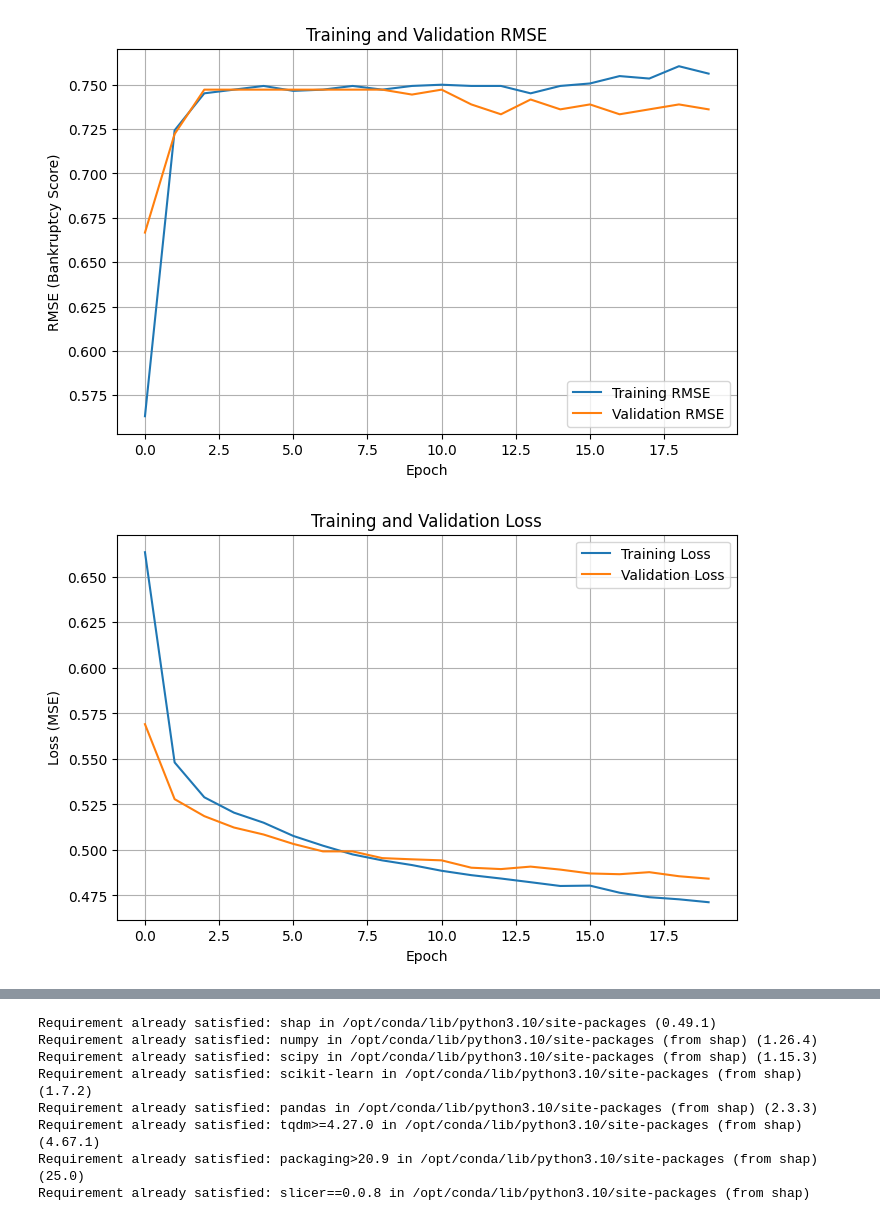
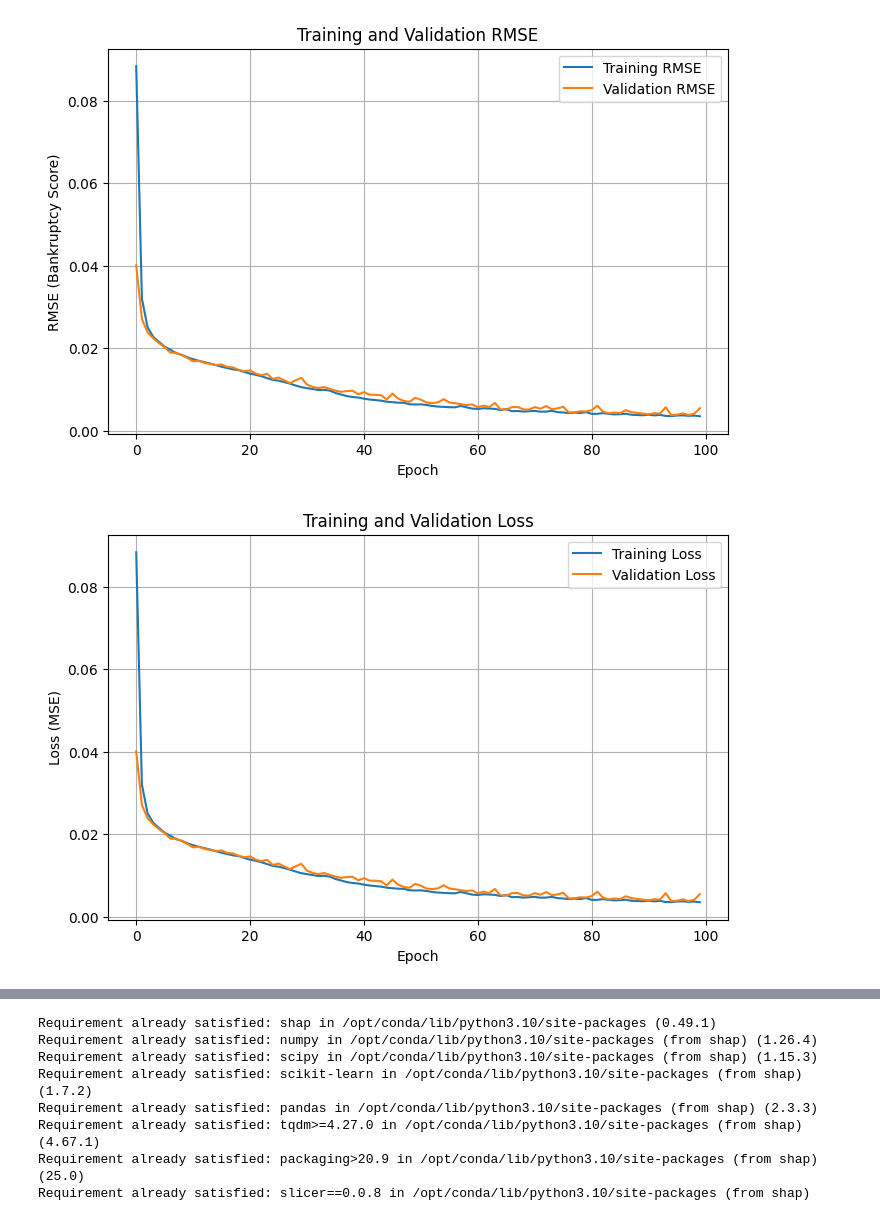
Before and after one commit to yfujibe01/ML, a Jupyter notebook: ml.ipynb, the cells around one changed output, grey strips where cells are left out. Cells and saved outputs as stored; diff of their text form; code cells hidden in the pictures.

```diff
--- a/ml.ipynb
+++ b/ml.ipynb
@@ -137,11 +135,19 @@ if 'df' in locals() and not df.empty:
     # 1. カラム名のクリーンアップ (スペースをアンダースコアに)
     df.columns = df.columns.str.replace(r'[^a-zA-Z0-9_]', '', regex=True).str.strip().str.replace(' ', '_')
 
-    # 2. 欠損値処理 (中央値で補完)
-    # まず数値型に変換できるカラムを変換（BigQueryから来ると型がObjectの場合がある）
+    # # 2. 欠損値処理 (中央値で補完)
+    # # まず数値型に変換できるカラムを変換（BigQueryから来ると型がObjectの場合がある）
+    # for col in df.columns:
+    #     if col not in ['company_id']:
+    #         df[col] = pd.to_numeric(df[col], errors='coerce')
+
+    # ▼▼▼【修正点】▼▼▼
+    # 欠損値補完(fillna)の「前」に、カラムを 'float32' に変換します
     for col in df.columns:
-        if col not in ['company_id']:
-            df[col] = pd.to_numeric(df[col], errors='coerce')
+        # 'date' も変換対象から除外
+        if col not in ['company_id', 'date']:
+            df[col] = pd.to_numeric(df[col], errors='coerce').astype('float32')
+    # ▲▲▲【修正点】▲▲▲
 
     # 中央値で補完
     df = df.fillna(df.median(numeric_only=True))
@@ -160,8 +166,8 @@ if 'df' in locals() and not df.empty:
     X = df[FEATURE_NAMES].astype('float32')
     y = df[LABEL_COLUMN].astype('float32')
     print(f"もとの値：{y}")
-    # yが9.0以上なら1、それ以外は0に変換
-    y = (y >= 9.0).astype(float)
+    # # yが9.0以上なら1、それ以外は0に変換
+    # y = (y >= 8.0).astype(float)
     print(y)
 
     # 4. 訓練データと検証データに分割
@@ -194,10 +200,9 @@ Name: bankruptcy_score, Length: 1800, dtype: float64
 # KerasのNormalizationレイヤーに訓練データ(X_train)を適応(adapt)させます
 normalizer = Normalization(axis=-1)
 
-# ▼▼▼ 修正点 ▼▼▼
+
 # X_train (DataFrame) を .values を使って Numpy 配列に変換します
 normalizer.adapt(X_train.values)
-# ▲▲▲ 修正点 ▲▲▲
 
 # 2. Sequentialモデルの構築
 # 講義ノートブックのスタイルでモデルを定義します
@@ -220,8 +225,8 @@ model = Sequential([
 # 講義ノートブックと同様に Adam オプティマイザと MSE 損失を使用します
 model.compile(
     optimizer=Adam(learning_rate=0.001),
-    loss='binary_crossentropy', #
-    metrics=["accuracy"] # accracy
+    loss='mse', #
+    metrics=["mse"] #
 )
 
 # 4. モデルの概要を表示
@@ -256,9 +261,9 @@ print("モデルのトレーニングを開始します...")
 
 history = model.fit(
     X_train,
-    y_train,
-    validation_data=(X_valid, y_valid),
-    epochs=EPOCHS,
+    y_train / 10,
+    validation_data=(X_valid, y_valid / 10),
+    epochs=EPOCHS *5,
     batch_size=BATCH_SIZE,
     verbose=1 # 1に設定するとプログレスバーが表示されます
 )
@@ -285,32 +290,32 @@ Epoch 20/20
 # %%
 # 'history' オブジェクトから損失（loss）と評価指標（RMSE）を取得
 hist = pd.DataFrame(history.history)
 hist['epoch'] = history.epoch
 
 # 1. accuracyのプロット
 plt.figure(figsize=(8, 5))
-plt.plot(hist['epoch'], hist['accuracy'], label='Training RMSE')
-plt.plot(hist['epoch'], hist['val_accuracy'], label='Validation RMSE')
+plt.plot(hist['epoch'], hist['mse'], label='Training RMSE')
+plt.plot(hist['epoch'], hist['val_mse'], label='Validation RMSE')
 plt.title('Training and Validation RMSE')
 plt.xlabel('Epoch')
 plt.ylabel('RMSE (Bankruptcy Score)')
 plt.legend()
 plt.grid(True)
 plt.show()
 
 # 2. 損失（Loss）のプロット
 plt.figure(figsize=(8, 5))
 plt.plot(hist['epoch'], hist['loss'], label='Training Loss')
 plt.plot(hist['epoch'], hist['val_loss'], label='Validation Loss')
 plt.title('Training and Validation Loss')
 plt.xlabel('Epoch')
 plt.ylabel('Loss (MSE)')
 plt.legend()
 plt.grid(True)
 plt.show()
 # %% [output]
-[figure, old version]
+[figure, new version]
-[figure, old version]
+[figure, new version]
 # %%
 # 1. モデルの保存
 MODEL_EXPORT_PATH = 'bankruptcy_model.keras'
```
Also changed, not shown: parts of 15 cells of this notebook, 3 other files.
